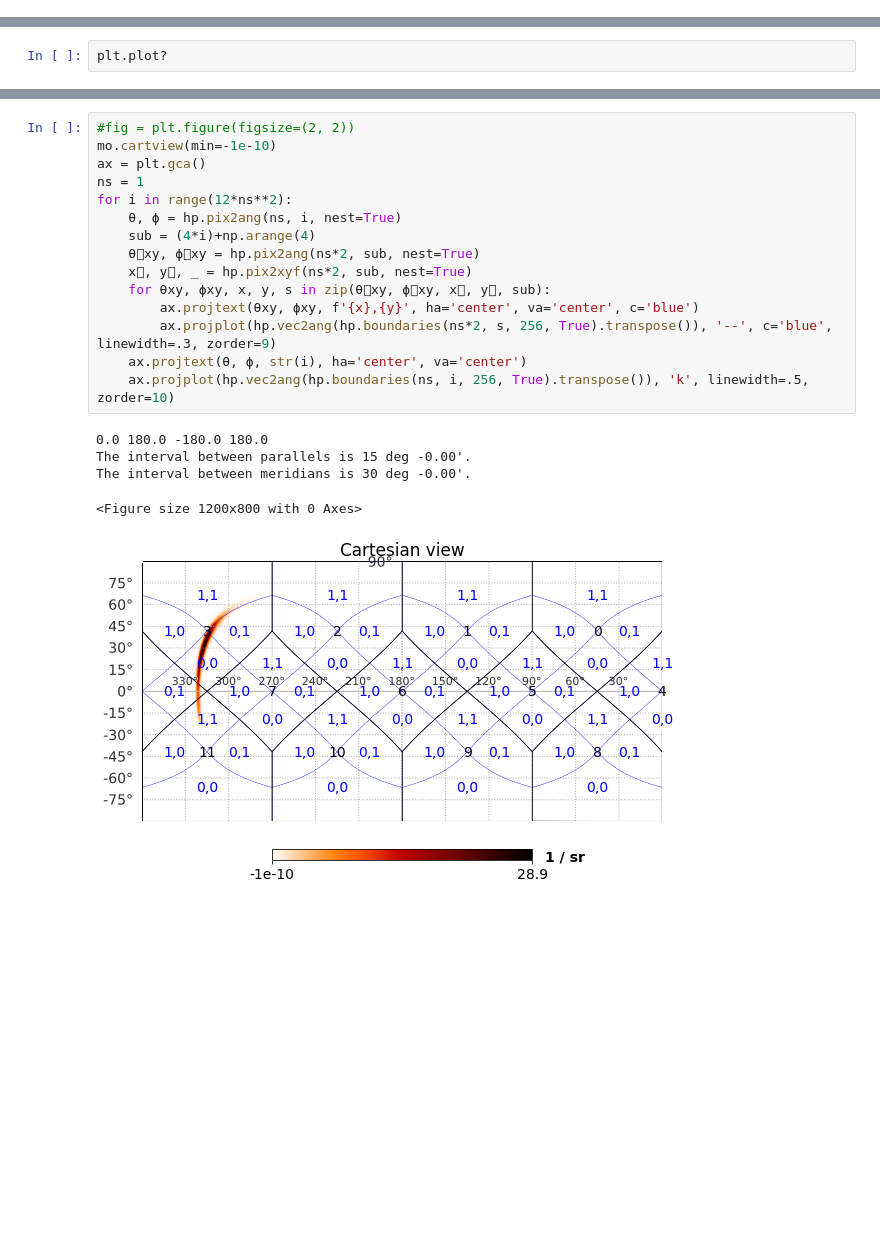
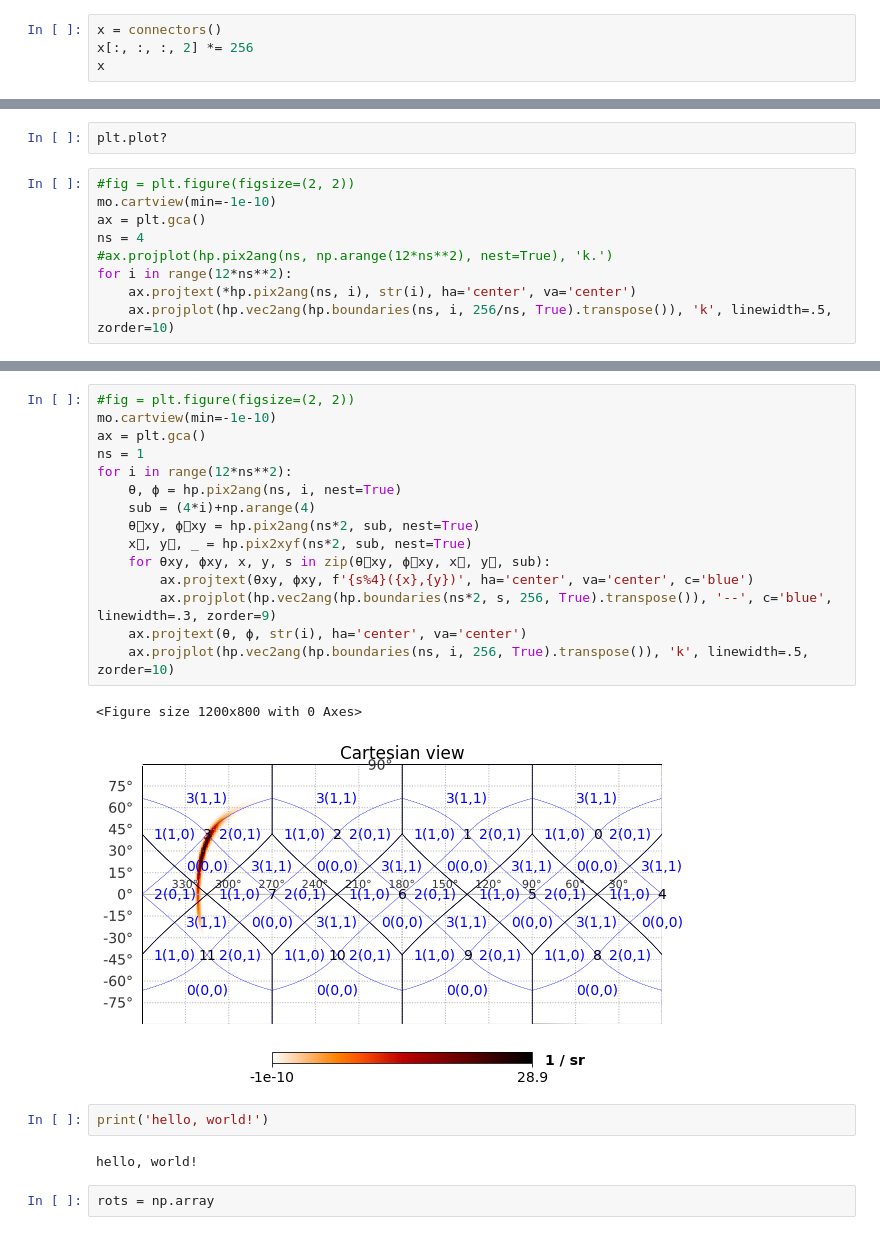
Before and after one commit to markalab/hpmoc, a Jupyter notebook: jup/wcs.ipynb, the cells around one changed output, grey strips where cells are left out. Drawn from its saved outputs; the diff is of its cells as text; blank space fills up the shorter version.

```diff
--- a/jup/wcs.ipynb
+++ b/jup/wcs.ipynb
@@ -55,0 +98,4 @@ w = WCS(target_header)
+# %%
+x = connectors()
+x[:, :, :, 2] *= 256
+x
@@ -361,3 +442,12 @@ from matplotlib.text import Text
 Text?
 # %%
 plt.plot?
+# %%
+#fig = plt.figure(figsize=(2, 2))
+mo.cartview(min=-1e-10)
+ax = plt.gca()
+ns = 4
+#ax.projplot(hp.pix2ang(ns, np.arange(12*ns**2), nest=True), 'k.')
+for i in range(12*ns**2):
+    ax.projtext(*hp.pix2ang(ns, i), str(i), ha='center', va='center')
+    ax.projplot(hp.vec2ang(hp.boundaries(ns, i, 256/ns, True).transpose()), 'k', linewidth=.5, zorder=10)
@@ -364,21 +457,24 @@ plt.plot?
 # %%
 #fig = plt.figure(figsize=(2, 2))
 mo.cartview(min=-1e-10)
 ax = plt.gca()
 ns = 1
 for i in range(12*ns**2):
     θ, ϕ = hp.pix2ang(ns, i, nest=True)
     sub = (4*i)+np.arange(4)
     θ⃗xy, ϕ⃗xy = hp.pix2ang(ns*2, sub, nest=True)
     x⃗, y⃗, _ = hp.pix2xyf(ns*2, sub, nest=True)
     for θxy, ϕxy, x, y, s in zip(θ⃗xy, ϕ⃗xy, x⃗, y⃗, sub):
-        ax.projtext(θxy, ϕxy, f'{x},{y}', ha='center', va='center', c='blue')
+        ax.projtext(θxy, ϕxy, f'{s%4}({x},{y})', ha='center', va='center', c='blue')
         ax.projplot(hp.vec2ang(hp.boundaries(ns*2, s, 256, True).transpose()), '--', c='blue', linewidth=.3, zorder=9)
     ax.projtext(θ, ϕ, str(i), ha='center', va='center')
     ax.projplot(hp.vec2ang(hp.boundaries(ns, i, 256, True).transpose()), 'k', linewidth=.5, zorder=10)
 # %% [output]
-0.0 180.0 -180.0 180.0
-The interval between parallels is 15 deg -0.00'.
-The interval between meridians is 30 deg -0.00'.
+<Figure size 1200x800 with 0 Axes>
-<Figure size 1200x800 with 0 Axes>
-[figure, old version]
+[figure, new version]
+# %%
+print('hello, world!')
+# %% [output]
+hello, world!
+# %%
+rots = np.array
```
Also changed, not shown: parts of 6 cells of this notebook, 2 other files.
